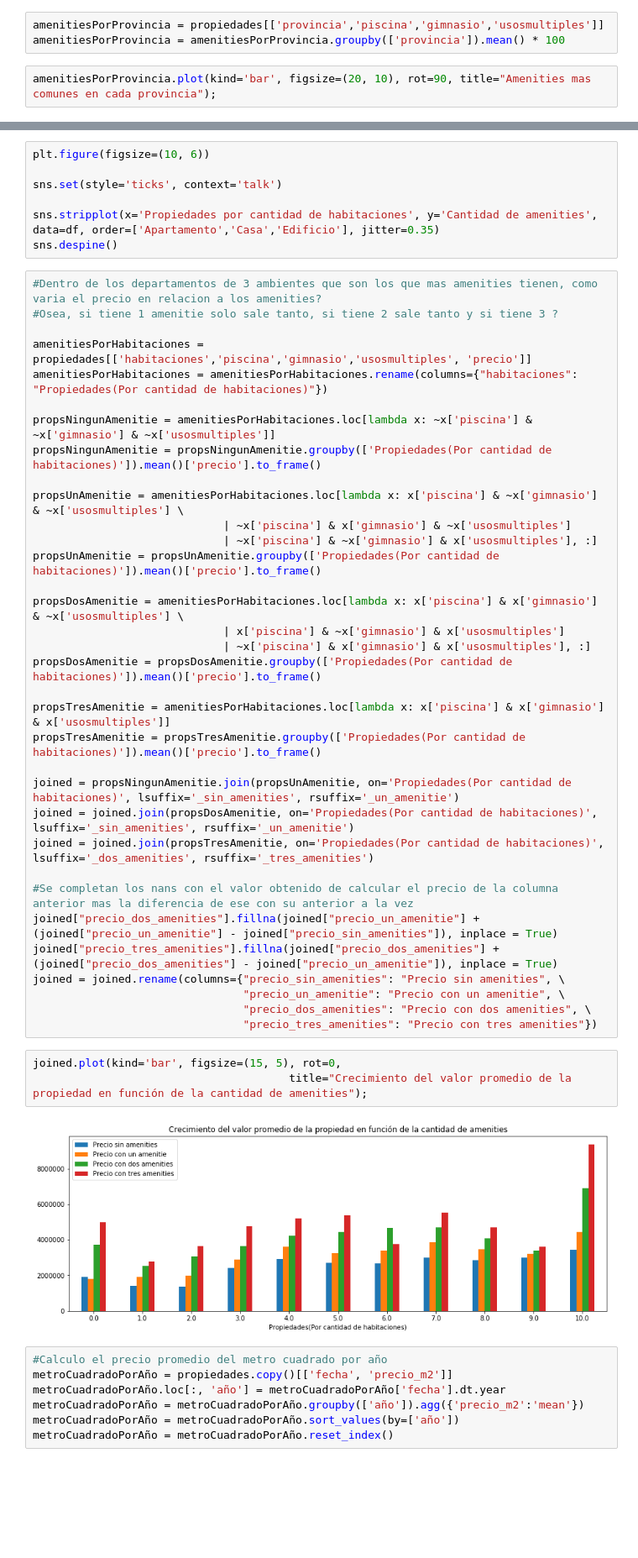
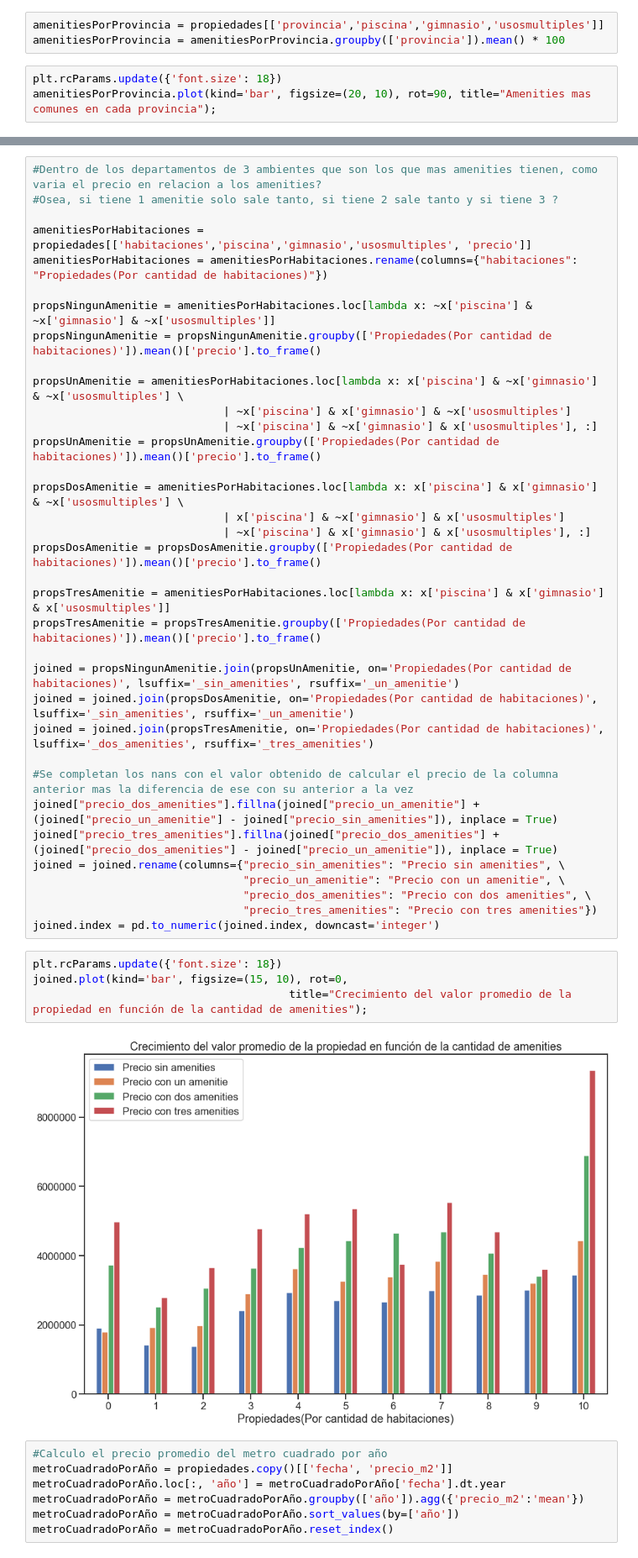
Before and after one commit to JuanCruzCastroLopez/tp1-zonajobs-analysis, a Jupyter notebook: zonajobs-analysis.ipynb, the cells around one changed output, grey strips where cells are left out. Shown at 84% size. Cells and saved outputs as stored; diff of their text form; blank space fills up the shorter version.

```diff
--- a/zonajobs-analysis.ipynb
+++ b/zonajobs-analysis.ipynb
@@ -135,5 +166,6 @@ Usosmultiples por tipo de propiedad
 amenitiesPorProvincia = propiedades[['provincia','piscina','gimnasio','usosmultiples']]
 amenitiesPorProvincia = amenitiesPorProvincia.groupby(['provincia']).mean() * 100
 # %%
+plt.rcParams.update({'font.size': 18})
 amenitiesPorProvincia.plot(kind='bar', figsize=(20, 10), rot=90, title="Amenities mas comunes en cada provincia");
 # %% [output]
@@ -151,10 +184,3 @@ amenitiesPorHabitaciones.plot(kind='bar', figsize=(15, 5), rot=0,
-# %%
-plt.figure(figsize=(10, 6))
-
-sns.set(style='ticks', context='talk')
-
-sns.stripplot(x='Propiedades por cantidad de habitaciones', y='Cantidad de amenities', data=df, order=['Apartamento','Casa','Edificio'], jitter=0.35)
-sns.despine()
 # %%
 #Dentro de los departamentos de 3 ambientes que son los que mas amenities tienen, como varia el precio en relacion a los amenities?
 #Osea, si tiene 1 amenitie solo sale tanto, si tiene 2 sale tanto y si tiene 3 ?
@@ -189,11 +215,13 @@ joined = joined.rename(columns={"precio_sin_amenities": "Precio sin amenities",
                                 "precio_un_amenitie": "Precio con un amenitie", \
                                 "precio_dos_amenities": "Precio con dos amenities", \
                                 "precio_tres_amenities": "Precio con tres amenities"})
+joined.index = pd.to_numeric(joined.index, downcast='integer')
 # %%
-joined.plot(kind='bar', figsize=(15, 5), rot=0,
+plt.rcParams.update({'font.size': 18})
+joined.plot(kind='bar', figsize=(15, 10), rot=0,
                                        title="Crecimiento del valor promedio de la propiedad en función de la cantidad de amenities");
 # %% [output]
-[figure, old version]
+[figure, new version]
 # %%
 #Calculo el precio promedio del metro cuadrado por año
 metroCuadradoPorAño = propiedades.copy()[['fecha', 'precio_m2']]
```
Also changed, not shown: parts of 9 cells of this notebook.
